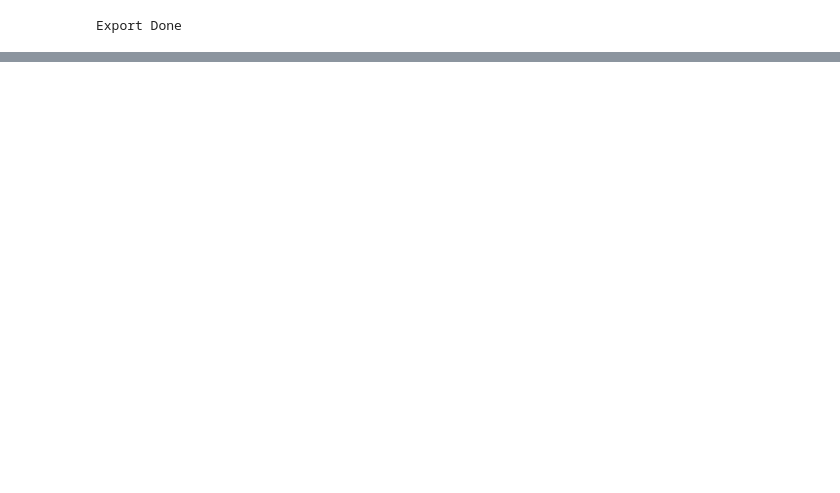
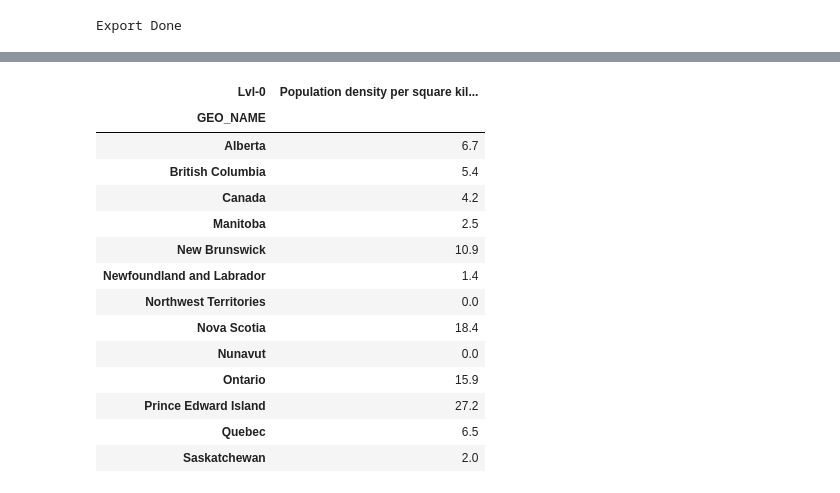
Before and after one commit to svafaeva93/MachineLearningCensusData, a Jupyter notebook: census_data_with_level.ipynb, the cells around one changed output, grey strips where cells are left out. Drawn from its saved outputs; the diff is of its cells as text; code cells hidden in the pictures; blank space fills up the shorter version.

```diff
--- a/census_data_with_level.ipynb
+++ b/census_data_with_level.ipynb
@@ -159,0 +198,20 @@ FileNotFoundError: [Errno 2] No such file or directory: './Output/census_data_wi
+# %%
+population_density = df_census[df_census['Lvl-0'] == 'Population density per square kilometre']
+pivot_population_density = population_density.pivot_table(index='GEO_NAME', columns='Lvl-0', values='C1_COUNT_TOTAL')
+pivot_population_density.head(13)
+# %% [output]
+| Lvl-0 | Population density per square kil... |
+| GEO_NAME |  |
+| Alberta | 6.7 |
+| British Columbia | 5.4 |
+| Canada | 4.2 |
+| Manitoba | 2.5 |
+| New Brunswick | 10.9 |
+| Newfoundland and Labrador | 1.4 |
+| Northwest Territories | 0.0 |
+| Nova Scotia | 18.4 |
+| Nunavut | 0.0 |
+| Ontario | 15.9 |
+| Prince Edward Island | 27.2 |
+| Quebec | 6.5 |
+| Saskatchewan | 2.0 |
```
Also changed, not shown: parts of 10 cells of this notebook.
